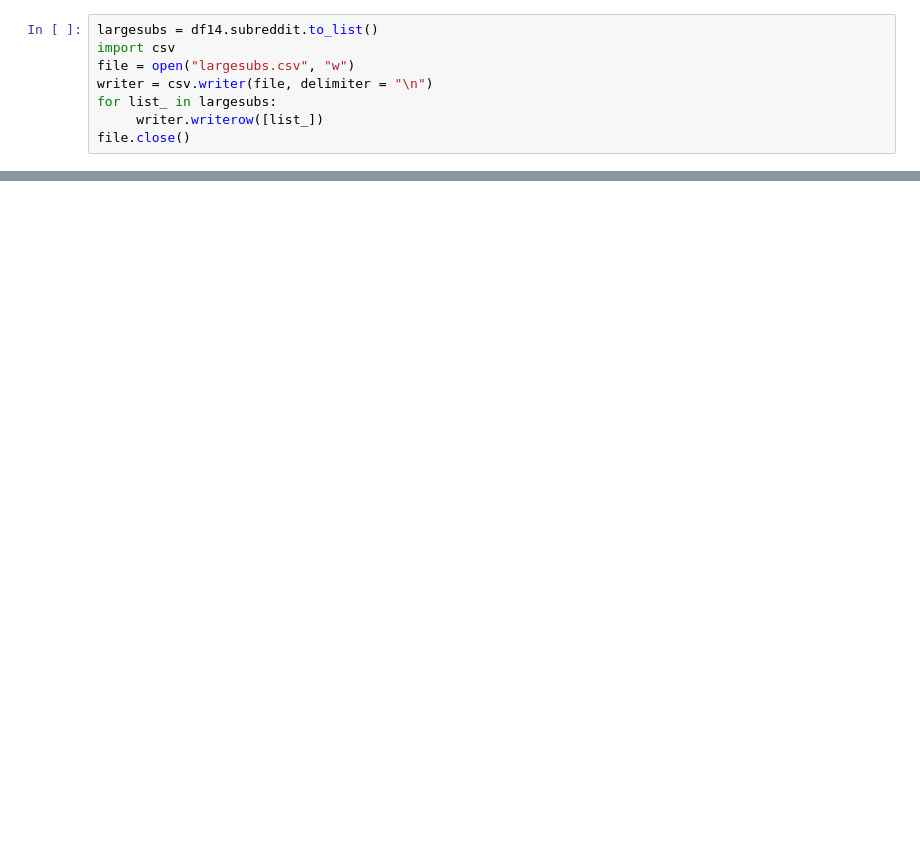
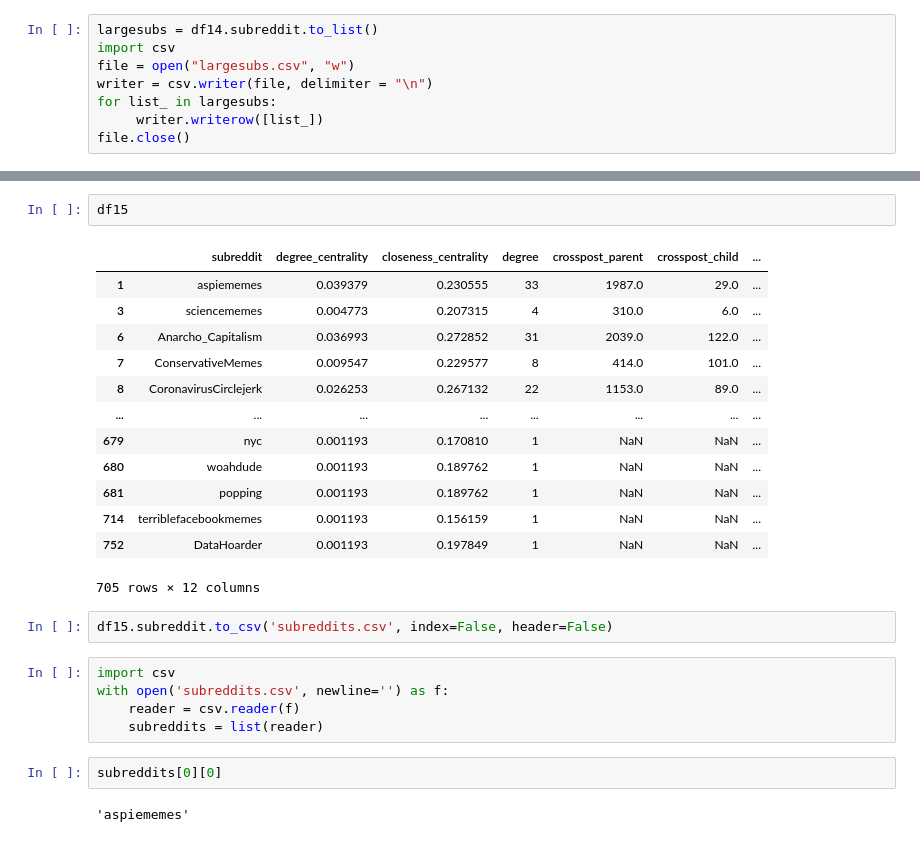
Before and after one commit to jvschlierf/networkthesis, a Jupyter notebook: Preprocessing/subs_network.ipynb, the cells around one changed output, grey strips where cells are left out. Drawn from its saved outputs; the diff is of its cells as text; blank space fills up the shorter version.

Commit message:
fixed list, trying with for loop to pull

```diff
--- a/Preprocessing/subs_network.ipynb
+++ b/Preprocessing/subs_network.ipynb
@@ -396,0 +415,27 @@ file.close()
+# %%
+df15
+# %% [output]
+|  | subreddit | degree_centrality | closeness_centrality | degree | crosspost_parent | crosspost_child | ... |
+| 1 | aspiememes | 0.039379 | 0.230555 | 33 | 1987.0 | 29.0 | ... |
+| 3 | sciencememes | 0.004773 | 0.207315 | 4 | 310.0 | 6.0 | ... |
+| 6 | Anarcho_Capitalism | 0.036993 | 0.272852 | 31 | 2039.0 | 122.0 | ... |
+| 7 | ConservativeMemes | 0.009547 | 0.229577 | 8 | 414.0 | 101.0 | ... |
+| 8 | CoronavirusCirclejerk | 0.026253 | 0.267132 | 22 | 1153.0 | 89.0 | ... |
+| ... | ... | ... | ... | ... | ... | ... | ... |
+| 679 | nyc | 0.001193 | 0.170810 | 1 | NaN | NaN | ... |
+| 680 | woahdude | 0.001193 | 0.189762 | 1 | NaN | NaN | ... |
+| 681 | popping | 0.001193 | 0.189762 | 1 | NaN | NaN | ... |
+| 714 | terriblefacebookmemes | 0.001193 | 0.156159 | 1 | NaN | NaN | ... |
+| 752 | DataHoarder | 0.001193 | 0.197849 | 1 | NaN | NaN | ... |
+705 rows × 12 columns
+# %%
+df15.subreddit.to_csv('subreddits.csv', index=False, header=False)
+# %%
+import csv
+with open('subreddits.csv', newline='') as f:
+    reader = csv.reader(f)
+    subreddits = list(reader)
+# %%
+subreddits[0][0]
+# %% [output]
+'aspiememes'
```
Also changed, not shown: parts of 2 cells of this notebook, 3 other files.
